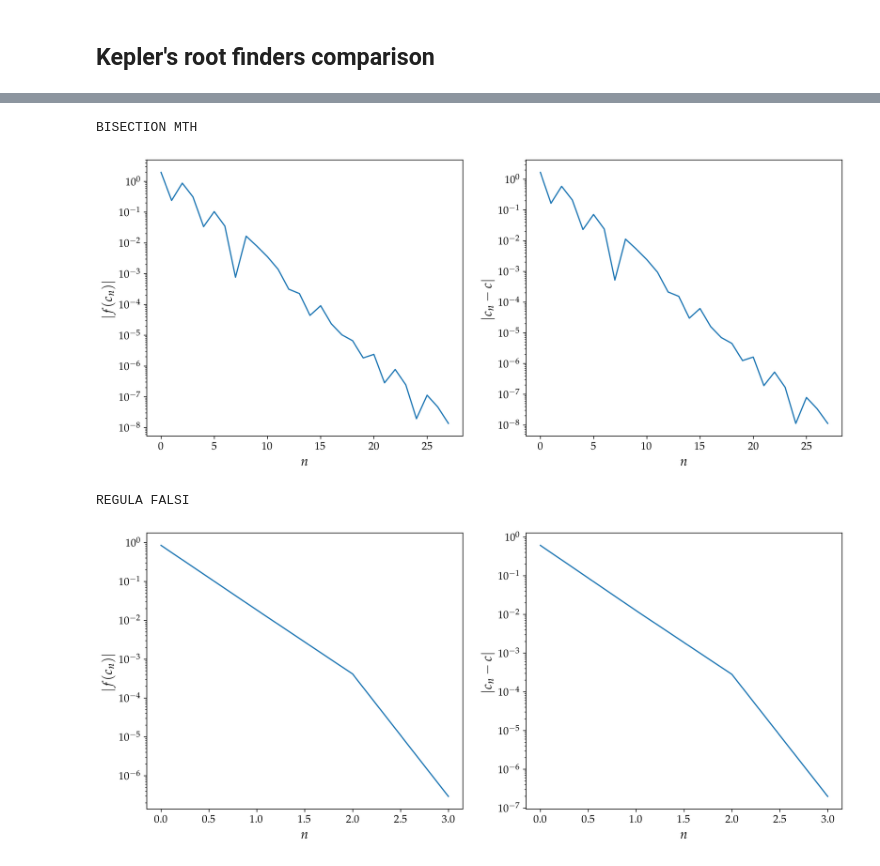
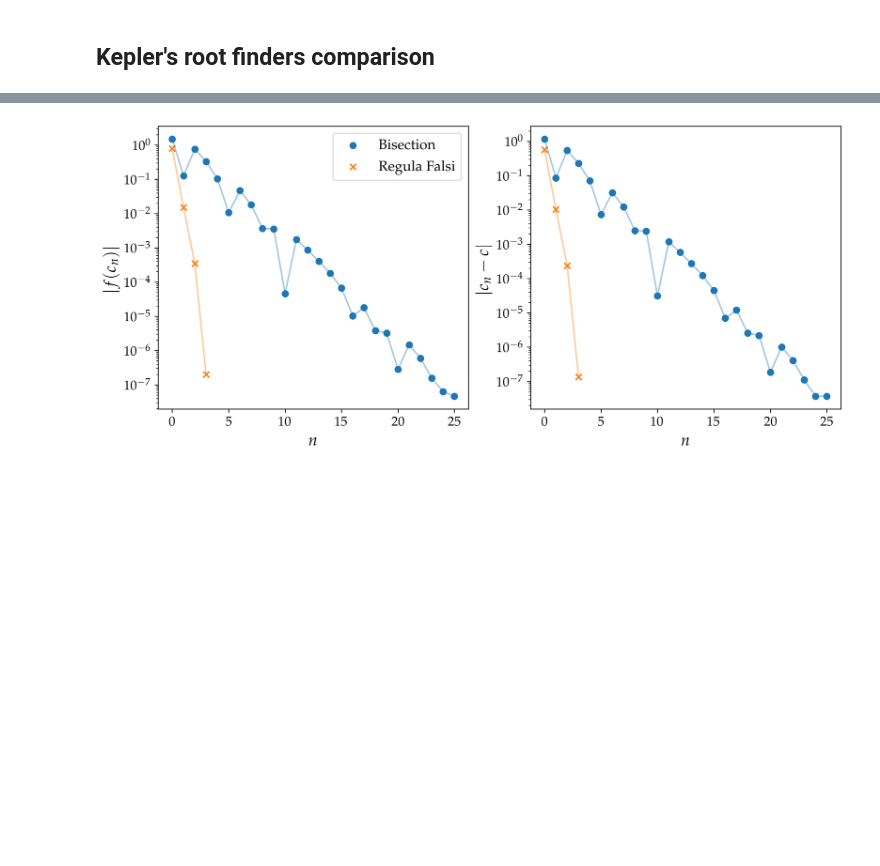
Before and after one commit to mvolpato-unimib/Lab_comp, a Jupyter notebook: ex12/bisection.ipynb, the cells around one changed output, grey strips where cells are left out. Cells and saved outputs as stored; diff of their text form; code cells hidden in the pictures; blank space fills up the shorter version.

```diff
--- a/ex12/bisection.ipynb
+++ b/ex12/bisection.ipynb
@@ -134,0 +137,16 @@ REGULA FALSI
+# %%
+from lib_fitting import lin_fit
+
+cuts = [(0, -1), (0, -1)]
+for n, res in enumerate([res_bis, res_reg]):
+    fls, cls, c, niter = res
+    xcoo = np.arange(0, niter)
+    cs = abs(np.array(cls) - C_TRUE)
+
+    ek = np.log10(cs[cuts[n][0]: cuts[n][1]-1])
+    ek_p1 = np.log10(cs[cuts[n][0]+1: cuts[n][1]])
+
+    lin_fit(ek, ek_p1, np.eye(len(ek)), poly_order=1,
+            ErrTrue=False, name_points=names[n], mar=mar[n],
+            col=colors[n], labels=(r'$e_k$', r'$e_{k+1}$'),
+            save_name='plots/fit_' + names[n].replace(" ", "_") + '.png')
@@ -182,7 +217,7 @@ T = 12.566370614359172
 # %%
 func = lambda E_1: 0.5 - E_1 - e * np.sin(E_1)
 
-start, end = (-1, 5)
+start, end = (-1, 4)
 xcoo = np.linspace(start, end, 100)
 ycoo = func(xcoo)
 
@@ -227,65 +262,28 @@ diff = 1.956864226215771e-09
 # %%
-def plot_bisec(f, a, b, optim=True, tol=1e-8, MaxIter=500):
-    fa, fb = f(a), f(b)
-    if fa * fb > 0:
-        raise ValueError('f(a) and f(b) must have different sign!')
 
-    n_iter = 0
-    f_ls = []
-    diff_c = []
+res_bis, res_reg = (plot_bisec(func, start, end, optim=False), plot_bisec(func, start, end, optim=True))
+mar = ['o', 'x']
 
-    while n_iter < MaxIter:
-        if optim:
-            den = fb - fa
-            if abs(den) < tol:
-                c = (a + b) / 2
-            else:
-                c = (a * fb - b * fa) / den
-        else:
-            c = (a + b) / 2
-
-        fc = f(c)
-
-        if fa * fc > 0:
-            a, fa = c, fc
-        else:
-            b, fb = c, fc
-
-        diff_c.append(c)
-        f_ls.append(fc)
-        n_iter += 1
-
-        if abs(fc) < tol or abs(b - a) < tol:
-            break
-
-    return f_ls, diff_c, c, n_iter
-
-def plotty(res, name):
+fig, ax = plt.subplots(1, 2, figsize=(12, 5))
+for n, res in enumerate((res_bis, res_reg)):
     fls, cls, c, niter = res
     xcoo = np.arange(0, niter)[:-1]
     f = abs(np.array(fls))[:-1]
     cs = abs(np.array(cls) - cls[-1])[:-1]
 
-    fig, ax = plt.subplots(1, 2, figsize=(15, 6))
-    ax[0].plot(xcoo, f)
+    ax[0].plot(xcoo, f, alpha=0.4)
+    ax[0].scatter(xcoo, f, label=names[n], marker=mar[n])
     ax[0].set_xlabel(r'$n$')
     ax[0].set_ylabel(r'$|f(c_n)|$')
     ax[0].set_yscale('log')
 
-    ax[1].plot(xcoo, cs)
+    ax[1].plot(xcoo, cs, alpha=0.4)
+    ax[1].scatter(xcoo, cs, marker=mar[n])
     ax[1].set_xlabel(r'$n$')
     ax[1].set_ylabel(r'$|c_n - c|$')
     ax[1].set_yscale('log')
-    plt.savefig('plots/'+name+'.png')
-    plt.show()
-
-print('\nBISECTION MTH')
-plotty(plot_bisec(func, start, end, optim=False), 'bis_kep')
-
-print('REGULA FALSI')
-plotty(plot_bisec(func, start, end, optim=True,), 'optim_kep')
+    ax[0].legend()
+    plt.savefig('plots/bis_vs_reg_keplero.png')
+plt.show()
 # %% [output]
-BISECTION MTH
-[figure, old version]
+[figure, new version]
-REGULA FALSI
-[figure, removed]
```
Also changed, not shown: parts of 7 cells of this notebook, 14 other files.
